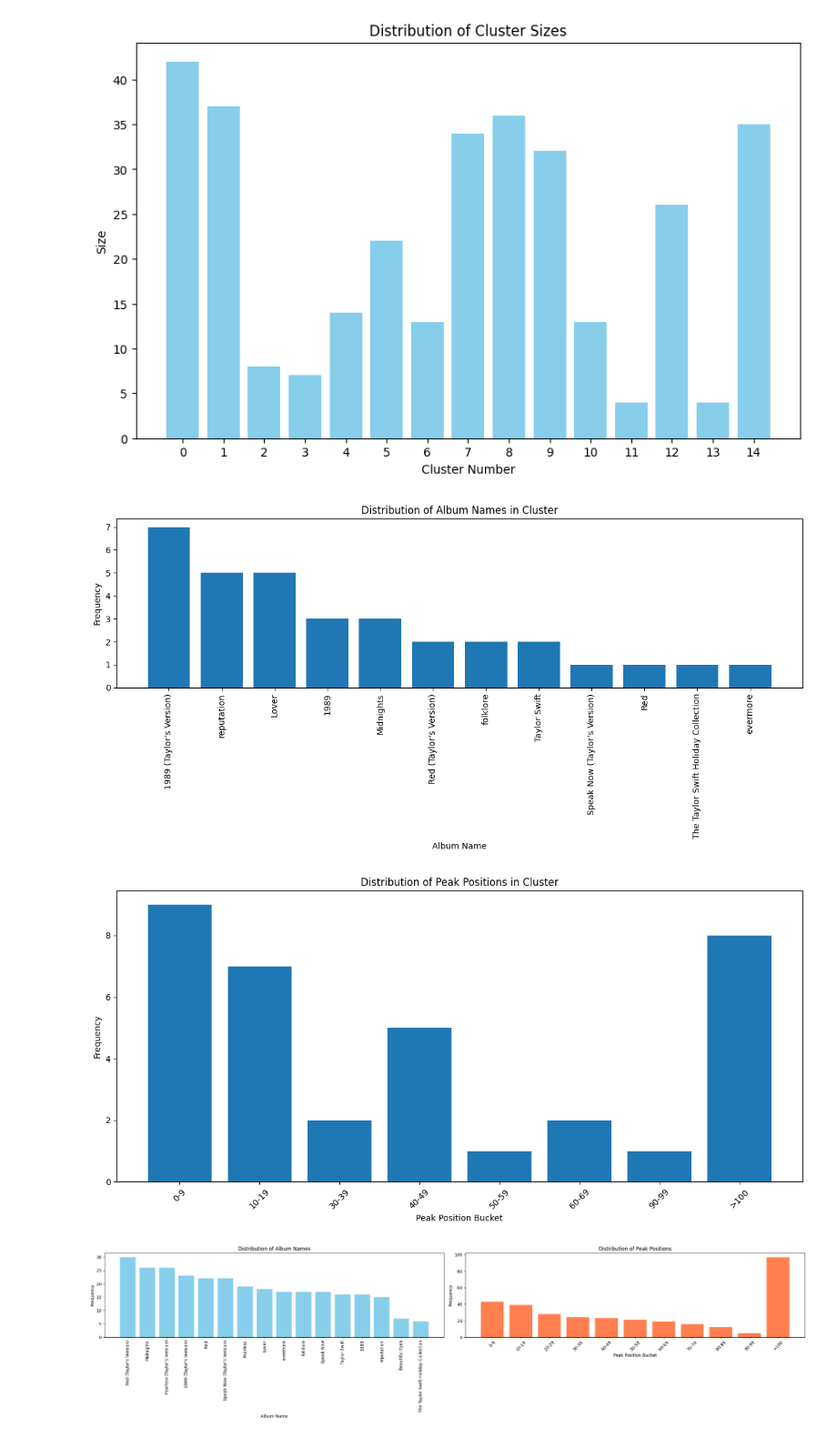
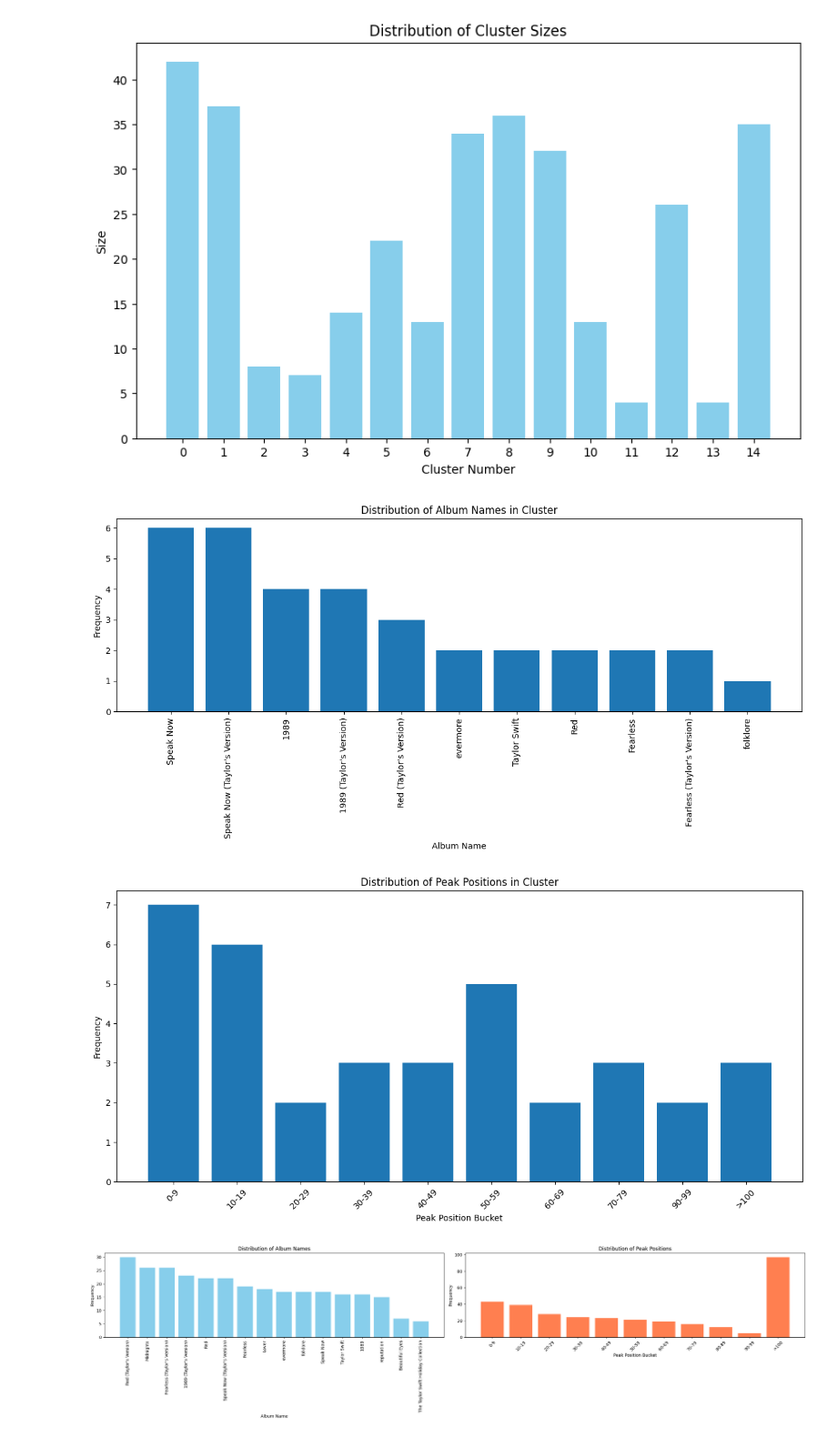
Before and after one commit to alexkato29/Taylor-Swift-Music-Analysis, a Jupyter notebook: Audio/audio_encoding.ipynb, the cells around one changed output. Shown: that part at 91% size. Cells and saved outputs as stored; diff of their text form; code cells hidden in the pictures.

```diff
--- a/Audio/audio_encoding.ipynb
+++ b/Audio/audio_encoding.ipynb
@@ -151,34 +151,34 @@ Cluster 13: 4 members (1.22%)
 Cluster 14: 35 members (10.70%)
 [figure]
 # %%
-c = 14
+c = 8
 cluster = audio[audio["cluster_assignment"] == c].copy()
 
 plt.figure(figsize=(12, 6))
 album_name_counts = cluster['album_name'].value_counts()
 plt.bar(album_name_counts.index, album_name_counts.values)
 plt.xlabel('Album Name')
 plt.ylabel('Frequency')
 plt.title('Distribution of Album Names in Cluster')
 plt.xticks(rotation=90)
 plt.tight_layout()
 plt.show()
 
 plt.figure(figsize=(12, 6))
 
 # Handling NaN values by categorizing them as >100
 peak_pos_counts = cluster['peak_pos_bucketed'].value_counts().sort_index()
 
 plt.bar(peak_pos_counts.index, peak_pos_counts.values)
 plt.xlabel('Peak Position Bucket')
 plt.ylabel('Frequency')
 plt.title('Distribution of Peak Positions in Cluster')
 plt.xticks(rotation=45)
 plt.tight_layout()
 plt.show()
 # %% [output]
-[figure, old version]
+[figure, new version]
-[figure, old version]
+[figure, new version]
 # %%
 fig, ax = plt.subplots(1, 2, figsize=(24, 6))
 
```
Also changed, not shown: parts of 1 cell of this notebook.
